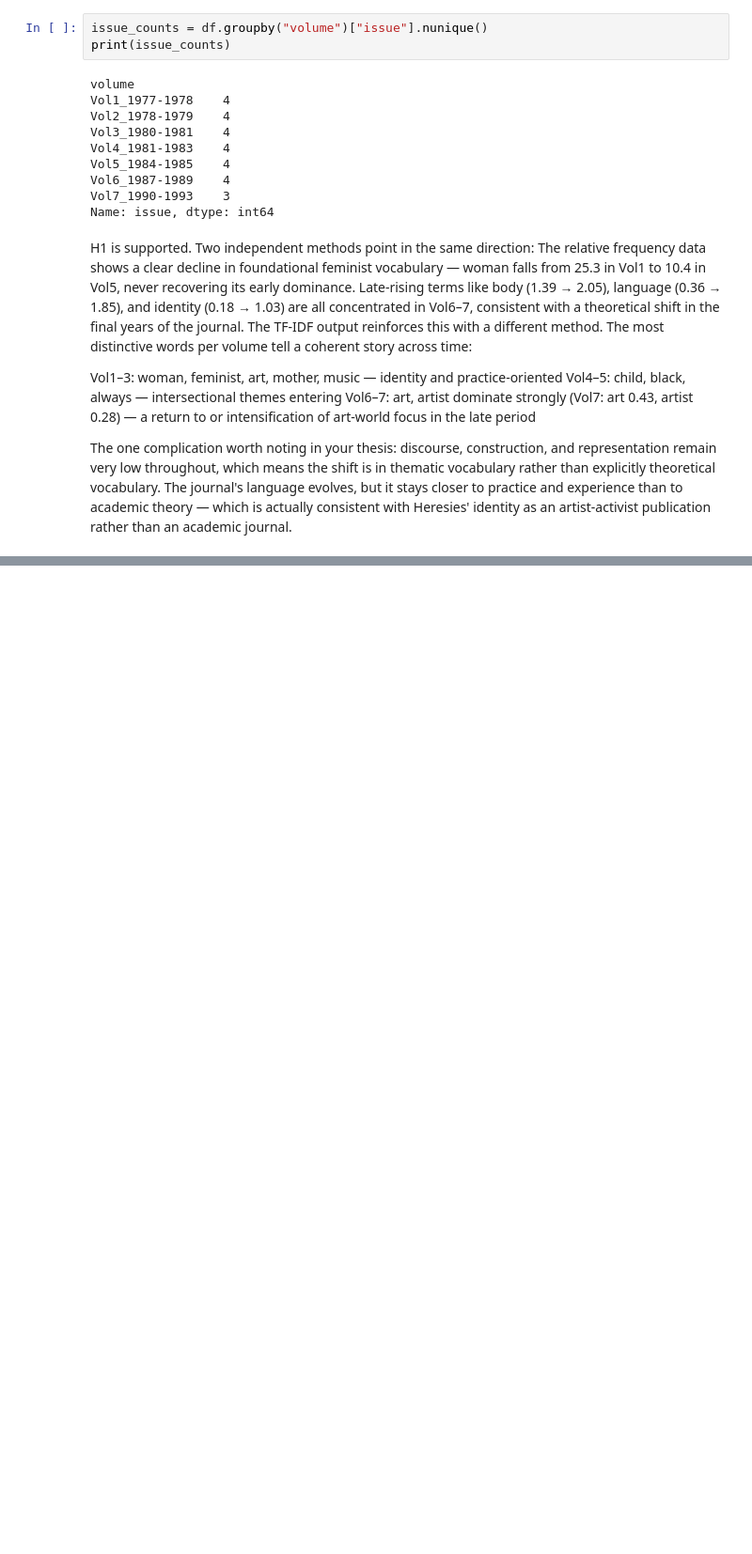
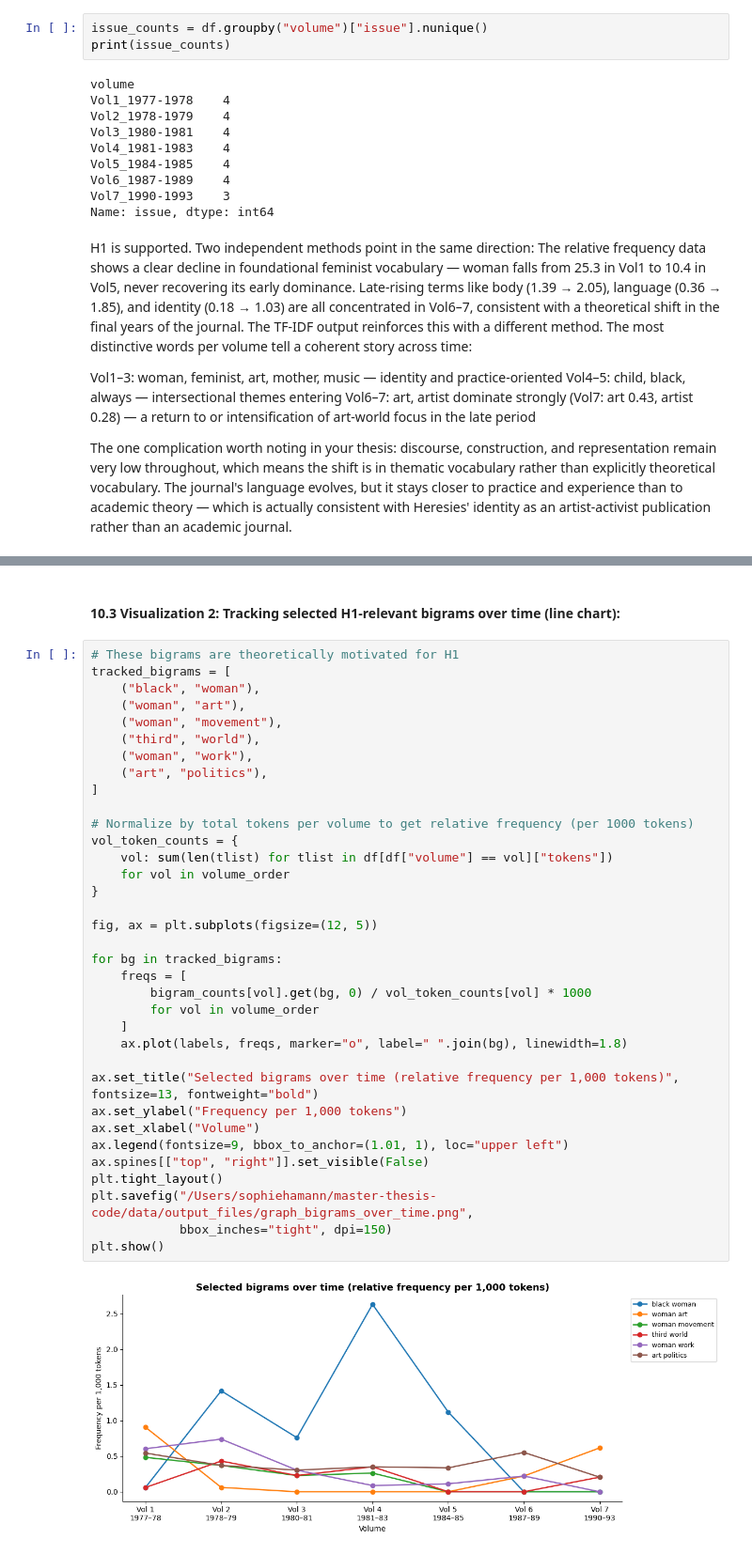
Before and after one commit to Soph-stara/master-thesis-code, a Jupyter notebook: notebooks/h1_analysis/12_analysis_h1.ipynb, the cells around one changed output, grey strips where cells are left out. Shown at 94% size. Saved outputs shown, nothing was run; the diff lists cells and outputs as text; blank space fills up the shorter version.

```diff
--- a/notebooks/h1_analysis/12_analysis_h1.ipynb
+++ b/notebooks/h1_analysis/12_analysis_h1.ipynb
@@ -324,0 +432,39 @@ The one complication worth noting in your thesis: discourse, construction, and r
+# %% [markdown]
+#### 10.3 Visualization 2: Tracking selected H1-relevant bigrams over time (line chart):
+# %%
+# These bigrams are theoretically motivated for H1
+tracked_bigrams = [
+    ("black", "woman"),
+    ("woman", "art"),
+    ("woman", "movement"),
+    ("third", "world"),
+    ("woman", "work"),
+    ("art", "politics"),
+]
+
+# Normalize by total tokens per volume to get relative frequency (per 1000 tokens)
+vol_token_counts = {
+    vol: sum(len(tlist) for tlist in df[df["volume"] == vol]["tokens"])
+    for vol in volume_order
+}
+
+fig, ax = plt.subplots(figsize=(12, 5))
+
+for bg in tracked_bigrams:
+    freqs = [
+        bigram_counts[vol].get(bg, 0) / vol_token_counts[vol] * 1000
+        for vol in volume_order
+    ]
+    ax.plot(labels, freqs, marker="o", label=" ".join(bg), linewidth=1.8)
+
+ax.set_title("Selected bigrams over time (relative frequency per 1,000 tokens)", fontsize=13, fontweight="bold")
+ax.set_ylabel("Frequency per 1,000 tokens")
+ax.set_xlabel("Volume")
+ax.legend(fontsize=9, bbox_to_anchor=(1.01, 1), loc="upper left")
+ax.spines[["top", "right"]].set_visible(False)
+plt.tight_layout()
+plt.savefig("/Users/sophiehamann/master-thesis-code/data/output_files/graph_bigrams_over_time.png",
+            bbox_inches="tight", dpi=150)
+plt.show()
+# %% [output]
+[figure, added]
```
Also changed, not shown: parts of 15 cells of this notebook, 28 other files.
